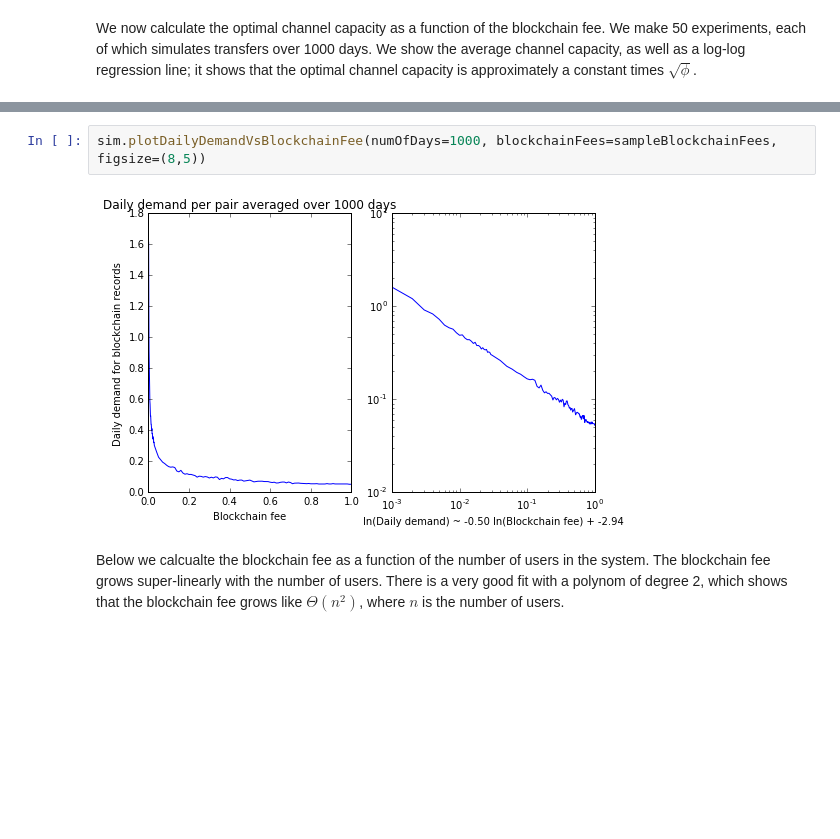
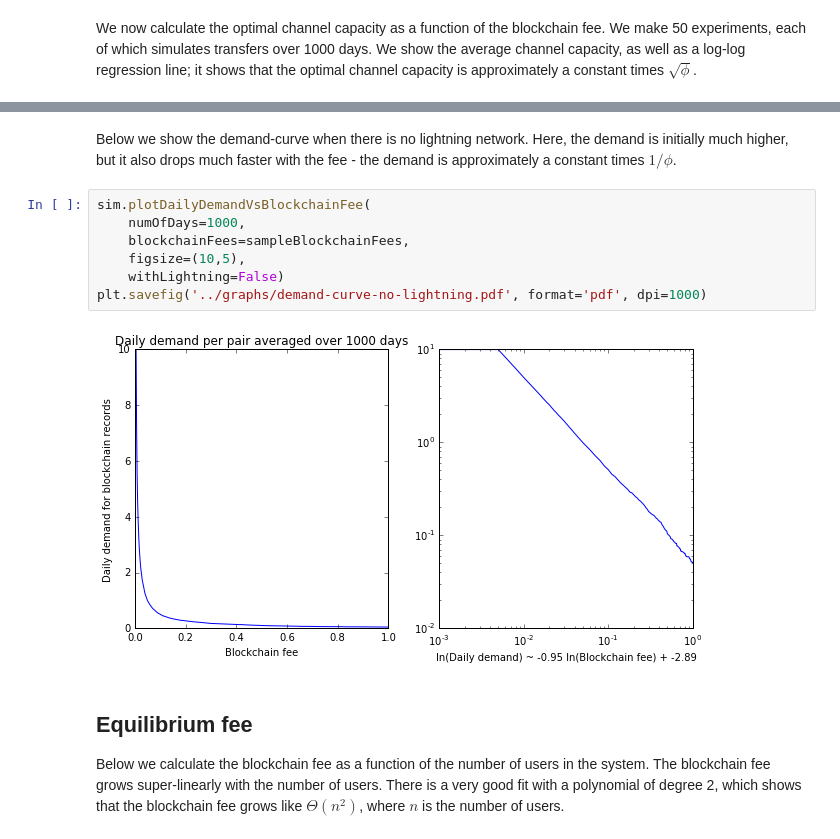
Before and after one commit to erelsgl/bitcoin-simulations, a Jupyter notebook: market-equilibrium-simulation-powerlaw-symmetric.ipynb, the cells around one changed output, grey strips where cells are left out. Cells and saved outputs as stored; diff of their text form; blank space fills up the shorter version.

```diff
--- a/market-equilibrium-simulation-powerlaw-symmetric.ipynb
+++ b/market-equilibrium-simulation-powerlaw-symmetric.ipynb
@@ -139,7 +161,16 @@ Below we show some plots of the daily demand for blockchain records (per pair of
+# %% [markdown]
+Below we show the demand-curve when there is no lightning network.
+Here, the demand is initially much higher, but it also drops much faster with the fee - the demand is approximately a constant times $1/\phi$.
 # %%
-sim.plotDailyDemandVsBlockchainFee(numOfDays=1000, blockchainFees=sampleBlockchainFees, figsize=(8,5))
+sim.plotDailyDemandVsBlockchainFee(
+    numOfDays=1000,
+    blockchainFees=sampleBlockchainFees,
+    figsize=(10,5),
+    withLightning=False)
+plt.savefig('../graphs/demand-curve-no-lightning.pdf', format='pdf', dpi=1000)
 # %% [output]
-[figure, old version]
+[figure, new version]
 # %% [markdown]
-Below we calcualte the blockchain fee as a function of the number of users in the system. The blockchain fee grows super-linearly with the number of users. There is a very good fit with a polynom of degree 2, which shows that the blockchain fee grows like $\Theta(n^2)$, where $n$ is the number of users.
+## Equilibrium fee
+Below we calculate the blockchain fee as a function of the number of users in the system. The blockchain fee grows super-linearly with the number of users. There is a very good fit with a polynomial of degree 2, which shows that the blockchain fee grows like $\Theta(n^2)$, where $n$ is the number of users.
 # %%
```
Also changed, not shown: parts of 25 cells of this notebook, 34 other files.
